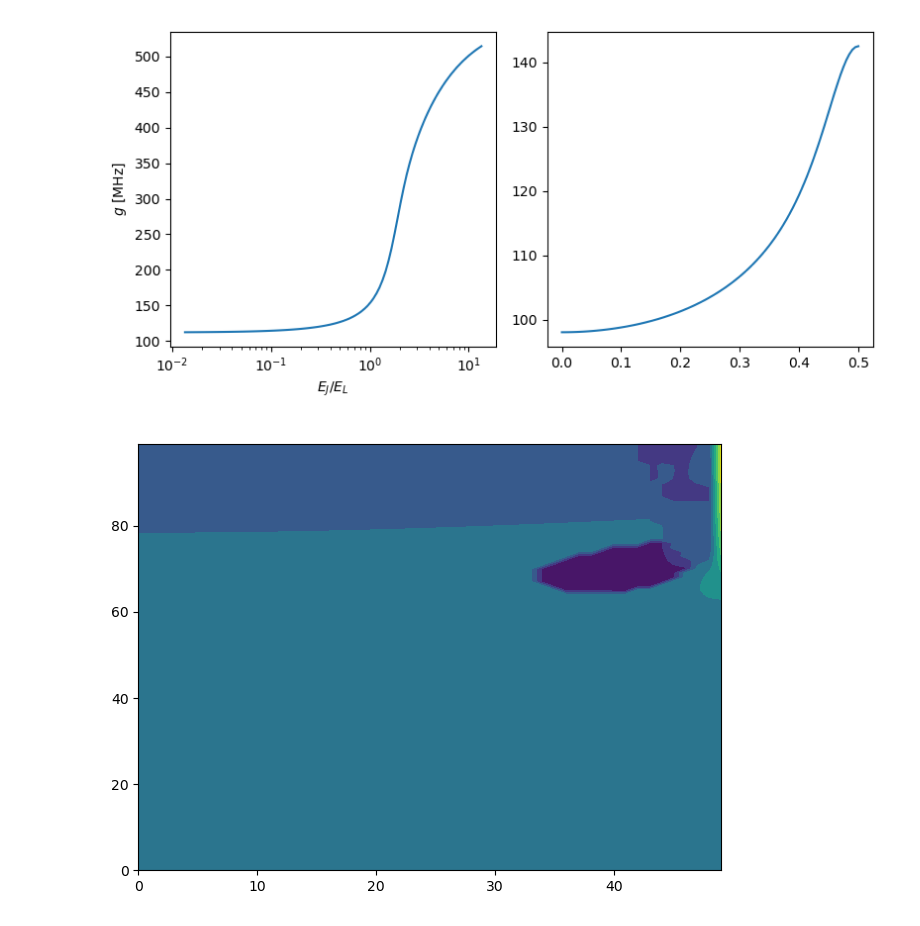
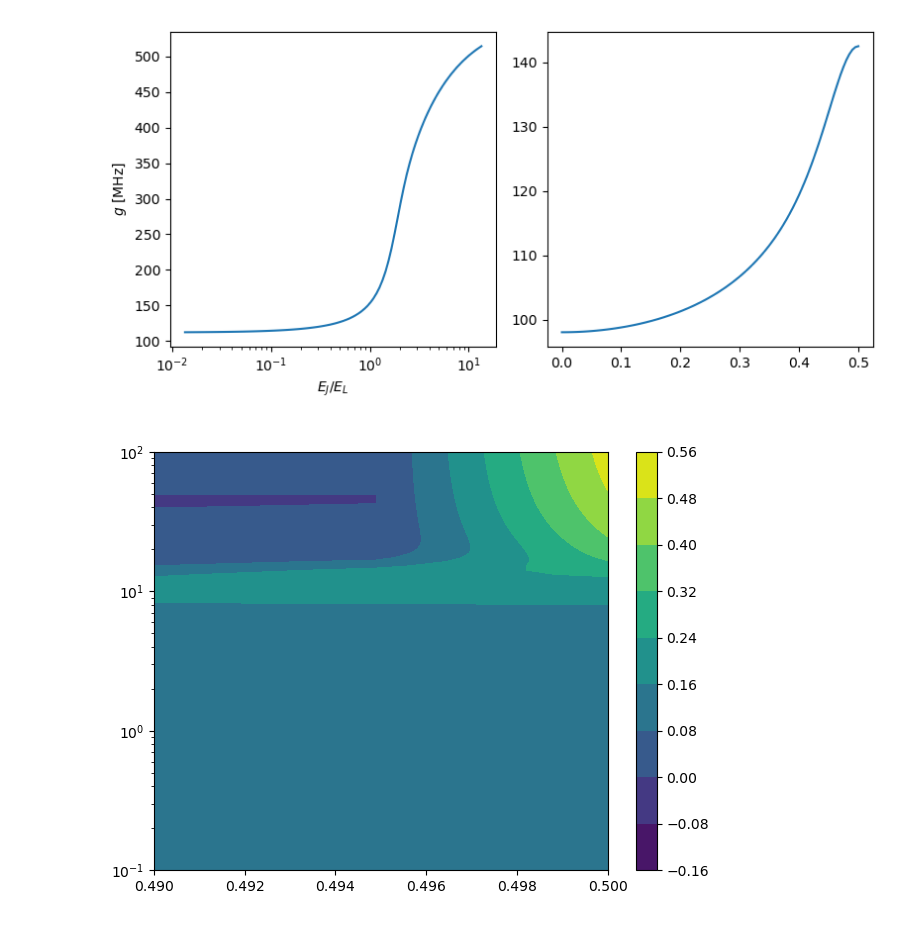
Before and after one commit to GabrielJauma/tunable-capacitive-coupling-flux-qubits, a Jupyter notebook: uni_cell/g_vs_params.ipynb, the cells around one changed output. Cells and saved outputs as stored; diff of their text form; code cells hidden in the pictures.

```diff
--- a/uni_cell/g_vs_params.ipynb
+++ b/uni_cell/g_vs_params.ipynb
@@ -40,0 +36,4 @@ param_values = np.geomspace(1e-5, 8, n_plot)
+# %%
+fluxonium = sq_ext.sq_fluxonium(C_F_eff=CF, L_F_eff=LF, EJ=EJ, φ_ext=φ_ext)
+resonator = sq_ext.sq_resonator(C_R_eff=CR, L_R_eff=LR )
+fluxonium.diag(4)[0]-fluxonium.diag(2)[0][0] ,resonator.diag(3)[0]
@@ -71,7 +93,7 @@ fig.show()
 [figure]
 # %%
 EJ_values = np.geomspace(1e-1,100,100)
-φ_ext_values = np.linspace(0,0.5,50)
+φ_ext_values = np.linspace(0,0.5,99)
 g_vs_EJ_φ_ext = np.zeros([len(EJ_values), len(φ_ext_values)])
 for i, EJ_i in enumerate(EJ_values):
     for j, φ_ext_j in enumerate(φ_ext_values):
@@ -79,10 +101,13 @@ for i, EJ_i in enumerate(EJ_values):
 # %%
 fig, ax = plt.subplots()
 
-ax.contourf(g_vs_EJ_φ_ext )
+cf = ax.contourf(φ_ext_values, EJ_values, g_vs_EJ_φ_ext )
 
-# ax.set_xscale('log')
+# figs.colorbar(cf)
+ax.set_xlim([0.49,0.5])
+ax.set_yscale('log')
+fig.colorbar(cf)
 fig.tight_layout()
 fig.show()
 # %% [output]
-[figure, old version]
+[figure, new version]
```
Also changed, not shown: parts of 9 cells of this notebook, 6 other files.
